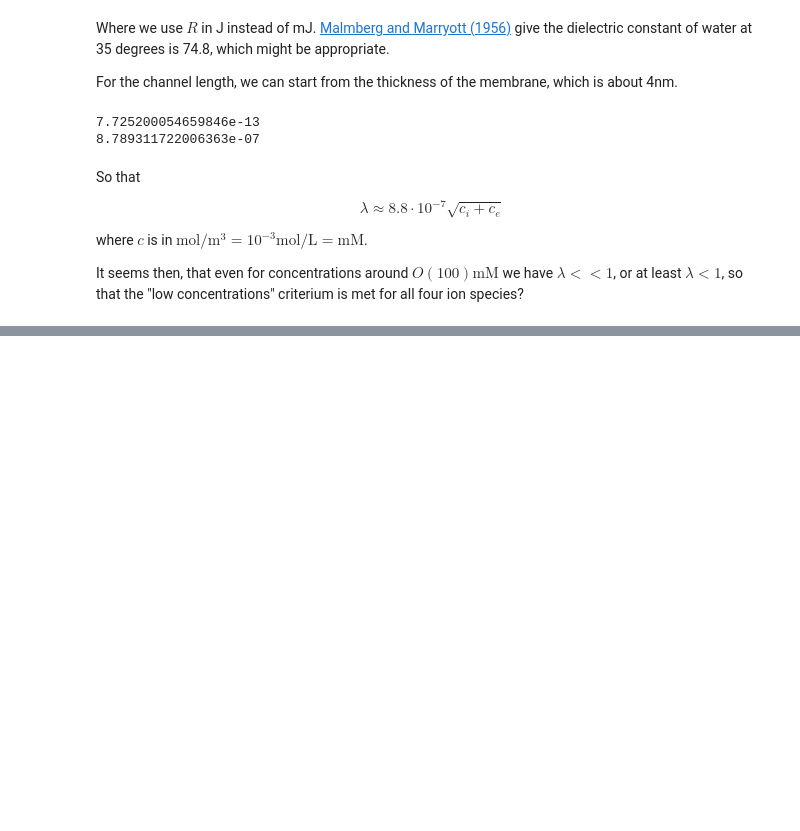
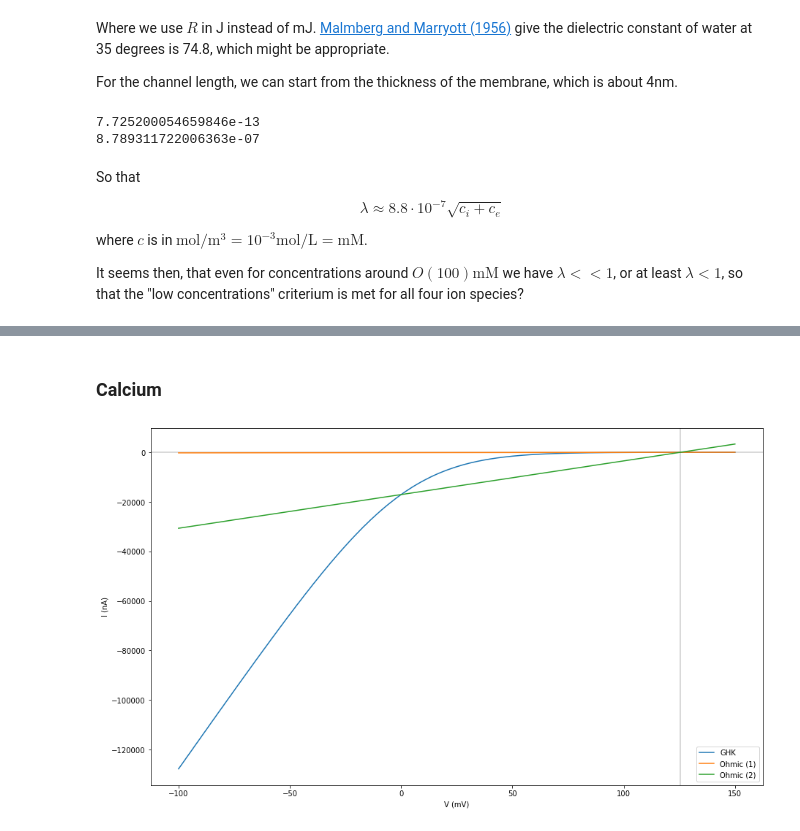
Before and after one commit to MichaelClerx/driving-term, a Jupyter notebook: Driving term comparison.ipynb, the cells around one changed output, grey strips where cells are left out. Drawn from its saved outputs; the diff is of its cells as text; code cells hidden in the pictures; blank space fills up the shorter version.

```diff
--- a/Driving term comparison.ipynb
+++ b/Driving term comparison.ipynb
@@ -391,0 +460,18 @@ It seems then, that even for concentrations around $O(100) \text{mM}$ we have $\
+# %% [markdown]
+### Calcium
+# %%
+vca = np.linspace(-100, 150, 251) + 1e-9
+
+fig = plt.figure(figsize=(15, 9))
+ax = fig.add_subplot(1, 1, 1)
+ax.set_xlabel('V (mV)')
+ax.set_ylabel('I (nA)')
+ax.axhline(color='k', alpha=0.2)
+ax.axvline(nernst(cai, cae, z=2), color='k', alpha=0.2)
+ax.plot(vca, ghk(vca, cai, cae, z=2), label='GHK')
+ax.plot(vca, ohm(vca, cai, cae, z=2), label='Ohmic (1)')
+ax.plot(vca, ohm2(vca, cai, cae, z=2), label='Ohmic (2)')
+plt.legend()
+plt.show()
+# %% [output]
+[figure, added]
```
Also changed, not shown: parts of 12 cells of this notebook.
